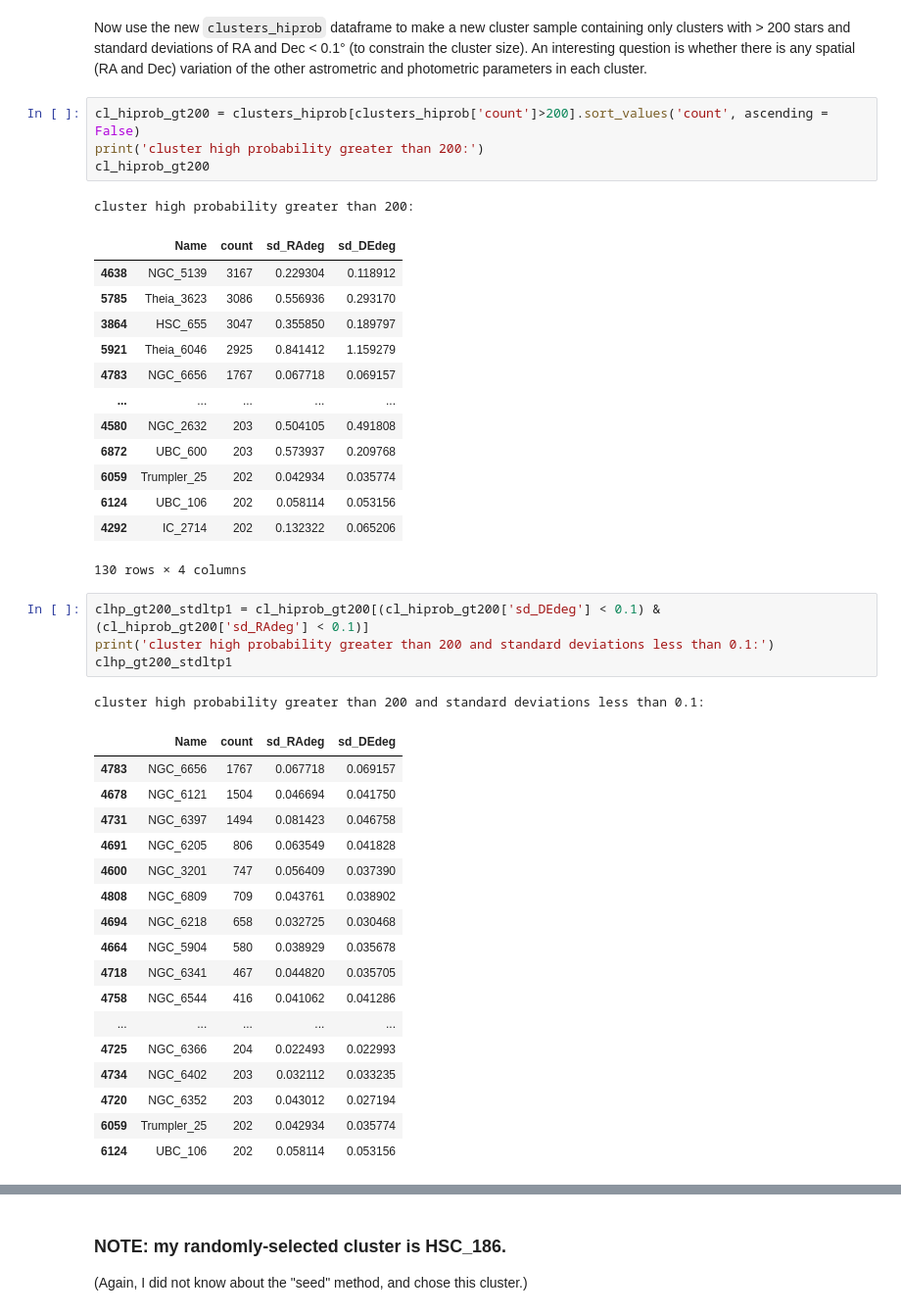
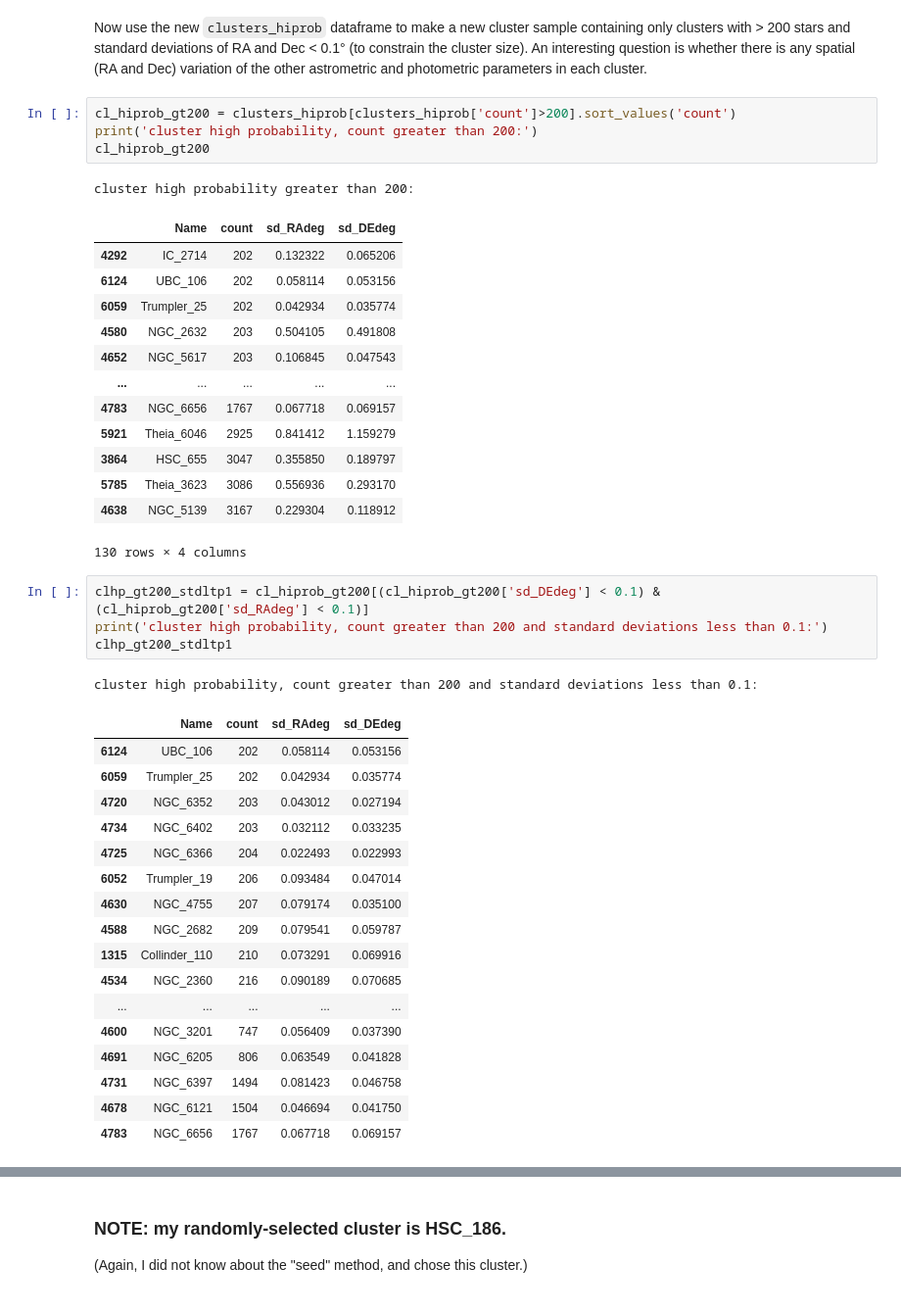
Before and after one commit to lea-y01/phys_stats, a Jupyter notebook: assignments/assignment_1/Assignment_1_V3.ipynb, the cells around one changed output, grey strips where cells are left out. Shown at 98% size. Cells and saved outputs as stored; diff of their text form.

```diff
--- a/assignments/assignment_1/Assignment_1_V3.ipynb
+++ b/assignments/assignment_1/Assignment_1_V3.ipynb
@@ -363,47 +363,47 @@ clusters_hiprob
 Now use the new `clusters_hiprob` dataframe to make a new cluster sample containing only
 clusters with > 200 stars and standard deviations of RA and Dec < 0.1° (to constrain the cluster size). An interesting question is whether there is any spatial (RA and Dec) variation of the other astrometric and photometric parameters in each cluster.
 # %%
-cl_hiprob_gt200 = clusters_hiprob[clusters_hiprob['count']>200].sort_values('count', ascending = False)
-print('cluster high probability greater than 200:')
+cl_hiprob_gt200 = clusters_hiprob[clusters_hiprob['count']>200].sort_values('count')
+print('cluster high probability, count greater than 200:')
 cl_hiprob_gt200
 # %% [output]
 cluster high probability greater than 200:
 |  | Name | count | sd_RAdeg | sd_DEdeg |
+| 4292 | IC_2714 | 202 | 0.132322 | 0.065206 |
+| 6124 | UBC_106 | 202 | 0.058114 | 0.053156 |
+| 6059 | Trumpler_25 | 202 | 0.042934 | 0.035774 |
+| 4580 | NGC_2632 | 203 | 0.504105 | 0.491808 |
+| 4652 | NGC_5617 | 203 | 0.106845 | 0.047543 |
+| ... | ... | ... | ... | ... |
+| 4783 | NGC_6656 | 1767 | 0.067718 | 0.069157 |
+| 5921 | Theia_6046 | 2925 | 0.841412 | 1.159279 |
+| 3864 | HSC_655 | 3047 | 0.355850 | 0.189797 |
+| 5785 | Theia_3623 | 3086 | 0.556936 | 0.293170 |
 | 4638 | NGC_5139 | 3167 | 0.229304 | 0.118912 |
-| 5785 | Theia_3623 | 3086 | 0.556936 | 0.293170 |
-| 3864 | HSC_655 | 3047 | 0.355850 | 0.189797 |
-| 5921 | Theia_6046 | 2925 | 0.841412 | 1.159279 |
-| 4783 | NGC_6656 | 1767 | 0.067718 | 0.069157 |
-| ... | ... | ... | ... | ... |
-| 4580 | NGC_2632 | 203 | 0.504105 | 0.491808 |
-| 6872 | UBC_600 | 203 | 0.573937 | 0.209768 |
-| 6059 | Trumpler_25 | 202 | 0.042934 | 0.035774 |
-| 6124 | UBC_106 | 202 | 0.058114 | 0.053156 |
-| 4292 | IC_2714 | 202 | 0.132322 | 0.065206 |
 130 rows × 4 columns
 # %%
 clhp_gt200_stdltp1 = cl_hiprob_gt200[(cl_hiprob_gt200['sd_DEdeg'] < 0.1) & (cl_hiprob_gt200['sd_RAdeg'] < 0.1)]
-print('cluster high probability greater than 200 and standard deviations less than 0.1:')
+print('cluster high probability, count greater than 200 and standard deviations less than 0.1:')
 clhp_gt200_stdltp1
 # %% [output]
-cluster high probability greater than 200 and standard deviations less than 0.1:
+cluster high probability, count greater than 200 and standard deviations less than 0.1:
 |  | Name | count | sd_RAdeg | sd_DEdeg |
+| 6124 | UBC_106 | 202 | 0.058114 | 0.053156 |
+| 6059 | Trumpler_25 | 202 | 0.042934 | 0.035774 |
+| 4720 | NGC_6352 | 203 | 0.043012 | 0.027194 |
+| 4734 | NGC_6402 | 203 | 0.032112 | 0.033235 |
+| 4725 | NGC_6366 | 204 | 0.022493 | 0.022993 |
+| 6052 | Trumpler_19 | 206 | 0.093484 | 0.047014 |
+| 4630 | NGC_4755 | 207 | 0.079174 | 0.035100 |
+| 4588 | NGC_2682 | 209 | 0.079541 | 0.059787 |
+| 1315 | Collinder_110 | 210 | 0.073291 | 0.069916 |
+| 4534 | NGC_2360 | 216 | 0.090189 | 0.070685 |
+| ... | ... | ... | ... | ... |
+| 4600 | NGC_3201 | 747 | 0.056409 | 0.037390 |
+| 4691 | NGC_6205 | 806 | 0.063549 | 0.041828 |
+| 4731 | NGC_6397 | 1494 | 0.081423 | 0.046758 |
+| 4678 | NGC_6121 | 1504 | 0.046694 | 0.041750 |
 | 4783 | NGC_6656 | 1767 | 0.067718 | 0.069157 |
-| 4678 | NGC_6121 | 1504 | 0.046694 | 0.041750 |
-| 4731 | NGC_6397 | 1494 | 0.081423 | 0.046758 |
-| 4691 | NGC_6205 | 806 | 0.063549 | 0.041828 |
-| 4600 | NGC_3201 | 747 | 0.056409 | 0.037390 |
-| 4808 | NGC_6809 | 709 | 0.043761 | 0.038902 |
-| 4694 | NGC_6218 | 658 | 0.032725 | 0.030468 |
-| 4664 | NGC_5904 | 580 | 0.038929 | 0.035678 |
-| 4718 | NGC_6341 | 467 | 0.044820 | 0.035705 |
-| 4758 | NGC_6544 | 416 | 0.041062 | 0.041286 |
-| ... | ... | ... | ... | ... |
-| 4725 | NGC_6366 | 204 | 0.022493 | 0.022993 |
-| 4734 | NGC_6402 | 203 | 0.032112 | 0.033235 |
-| 4720 | NGC_6352 | 203 | 0.043012 | 0.027194 |
-| 6059 | Trumpler_25 | 202 | 0.042934 | 0.035774 |
-| 6124 | UBC_106 | 202 | 0.058114 | 0.053156 |
 # %%
 # doing number selection here, immediately to report in cell below
 random_cluster = np.random.choice(clhp_gt200_stdltp1['Name'], size=1)
```
Also changed, not shown: parts of 28 cells of this notebook, 1 other file.
